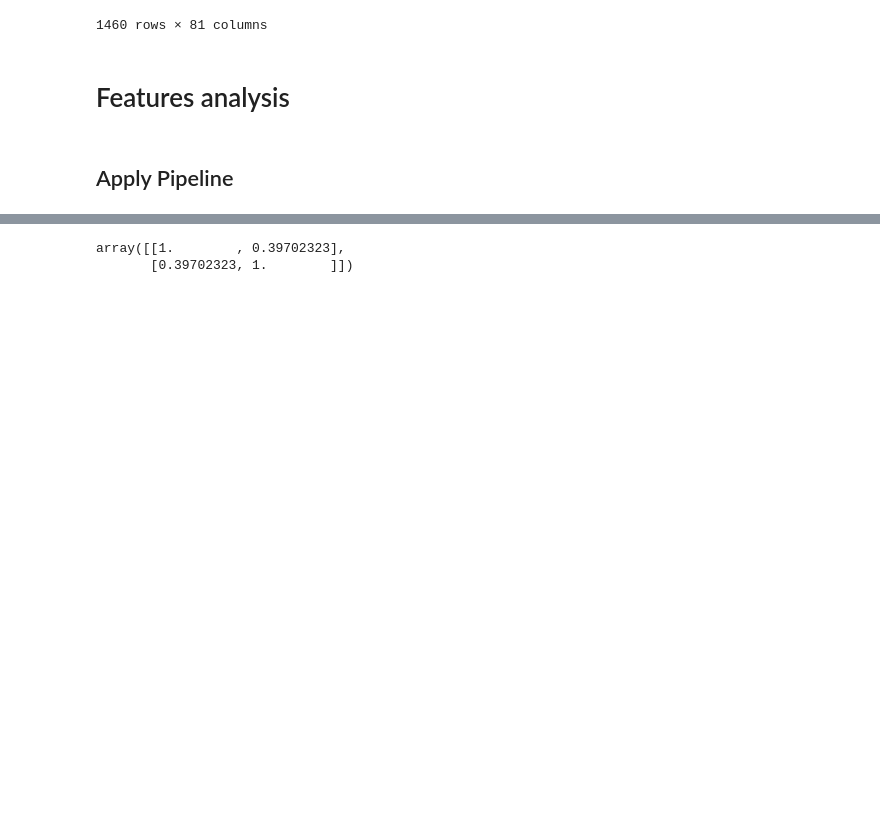
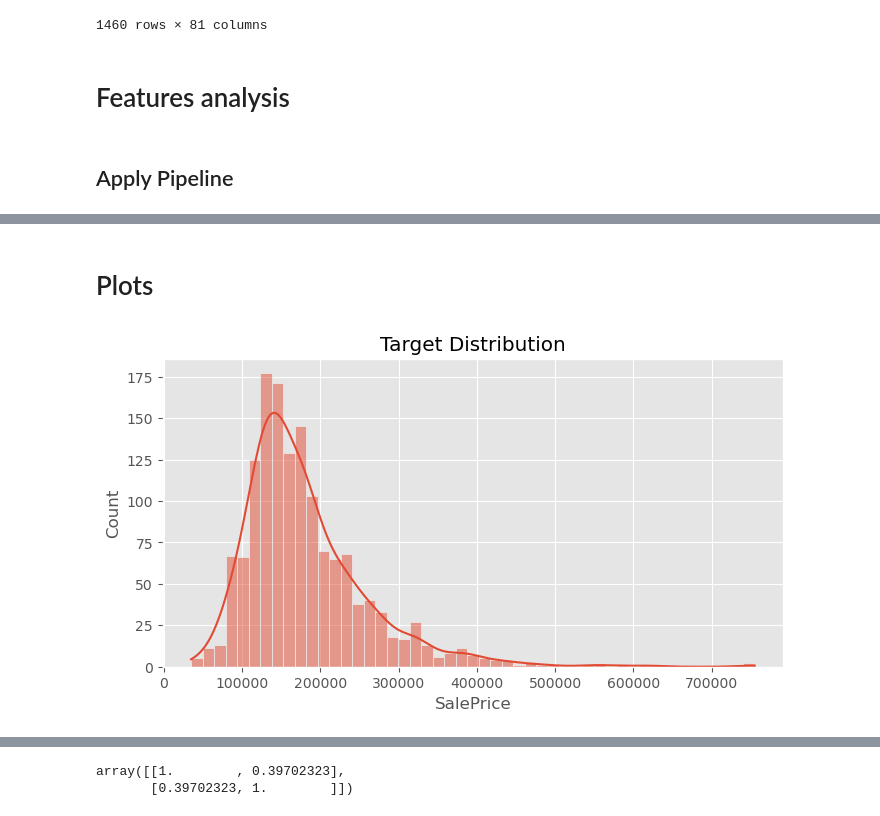
Before and after one commit to gustavoVferrari/kaggle, a Jupyter notebook: Regression/house_prices/notebook/[02.4] Analise Exploratoria feat eng.ipynb, the cells around one changed output, grey strips where cells are left out. Drawn from its saved outputs; the diff is of its cells as text; code cells hidden in the pictures; blank space fills up the shorter version.

```diff
--- a/Regression/house_prices/notebook/[02.4] Analise Exploratoria feat eng.ipynb
+++ b/Regression/house_prices/notebook/[02.4] Analise Exploratoria feat eng.ipynb
@@ -85,3 +85,12 @@ X_train_trans
+# %% [markdown]
+# Plots
+# %%
+plt.figure(figsize=(8,4))
+sns.histplot(y_train, kde=True)
+plt.title("Target Distribution")
+plt.show()
+# %% [output]
+[figure, added]
 # %%
 plot_numerical_data(X_train_trans.filter(regex='num_dis_pipe'), target=None)
 # %% [output]
```
Also changed, not shown: parts of 17 cells of this notebook, 15 other files.
